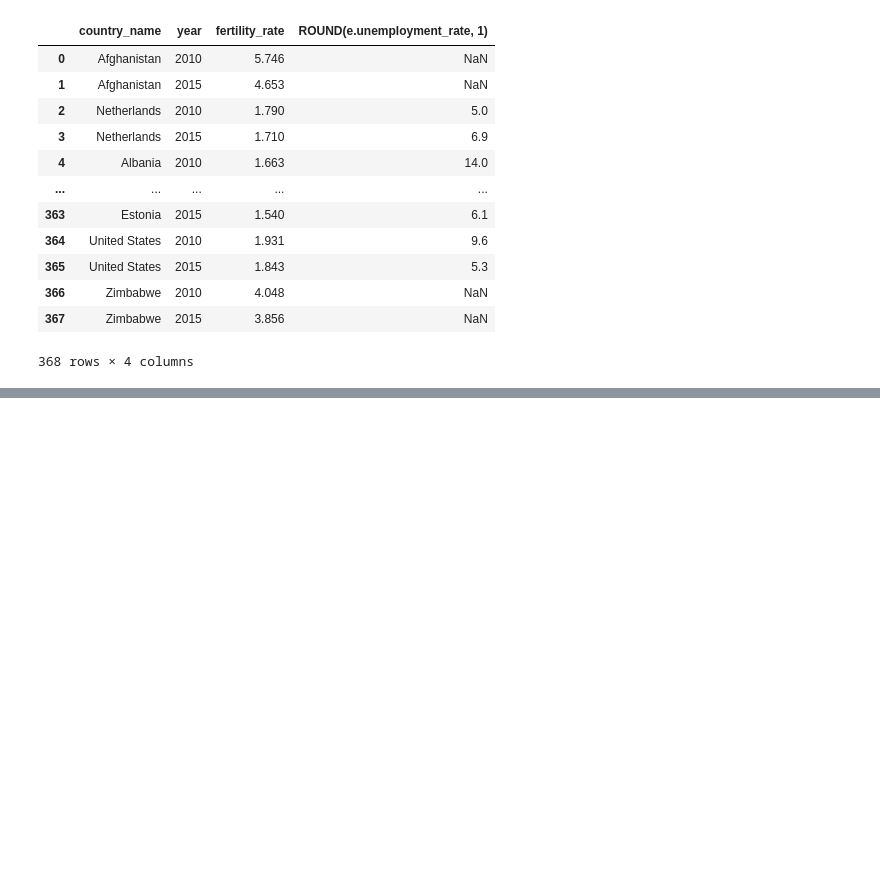
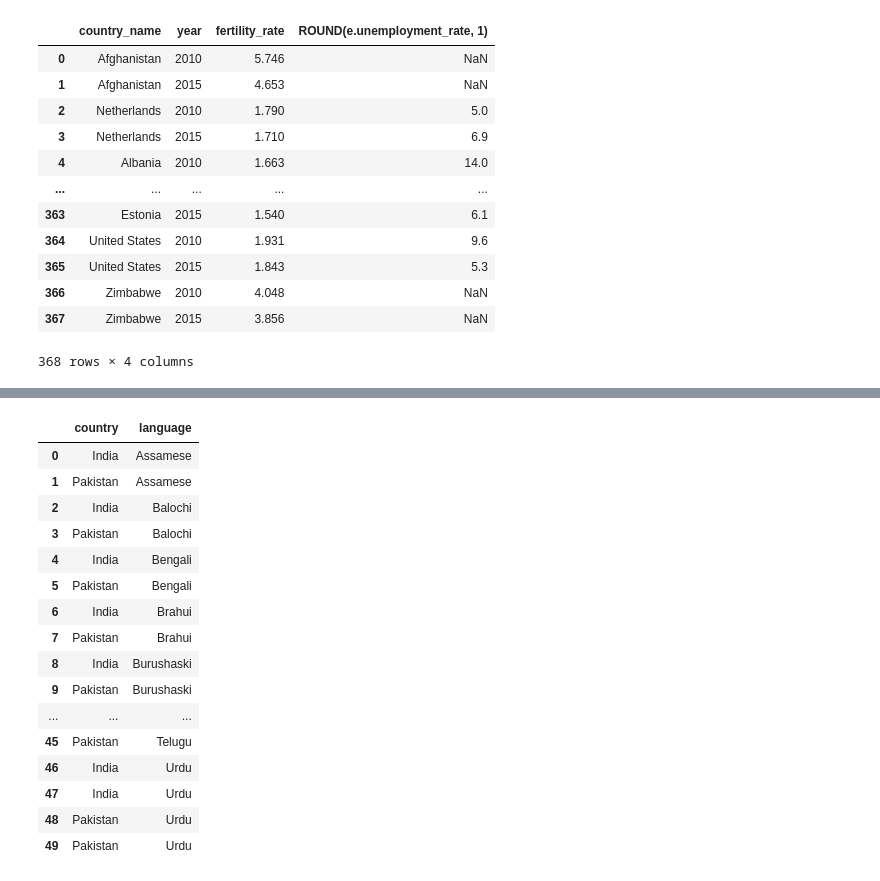
Before and after one commit to Cooleekova/data_engineering, a Jupyter notebook: SQL/Joining_data_in_SQL.ipynb, the cells around one changed output, grey strips where cells are left out. Drawn from its saved outputs; the diff is of its cells as text; code cells hidden in the pictures; blank space fills up the shorter version.

```diff
--- a/SQL/Joining_data_in_SQL.ipynb
+++ b/SQL/Joining_data_in_SQL.ipynb
@@ -384,0 +341,34 @@ pd.read_sql("""SELECT c.country_name AS country, c.region, ROUND(p.life_expectan
+# %%
+# What are the languages presently spoken in Pakistan and India?
+# Given the shared history between the two countries,
+# what languages could potentially have been spoken in either country over the course of their history?
+
+pd.read_sql("""SELECT c.country_name AS country,  l.name AS language
+               FROM countries AS c
+               CROSS JOIN languages AS l
+               WHERE c.code IN ('PAK','IND')
+                   AND l.code in ('PAK','IND')
+               ORDER BY language
+               ;""",
+            con)
+
+# !!!
+# Notice that this returns duplicate records in cases where both countries speak the same language.
+# %% [output]
+|  | country | language |
+| 0 | India | Assamese |
+| 1 | Pakistan | Assamese |
+| 2 | India | Balochi |
+| 3 | Pakistan | Balochi |
+| 4 | India | Bengali |
+| 5 | Pakistan | Bengali |
+| 6 | India | Brahui |
+| 7 | Pakistan | Brahui |
+| 8 | India | Burushaski |
+| 9 | Pakistan | Burushaski |
+| ... | ... | ... |
+| 45 | Pakistan | Telugu |
+| 46 | India | Urdu |
+| 47 | India | Urdu |
+| 48 | Pakistan | Urdu |
+| 49 | Pakistan | Urdu |
```
Also changed, not shown: parts of 21 cells of this notebook.
